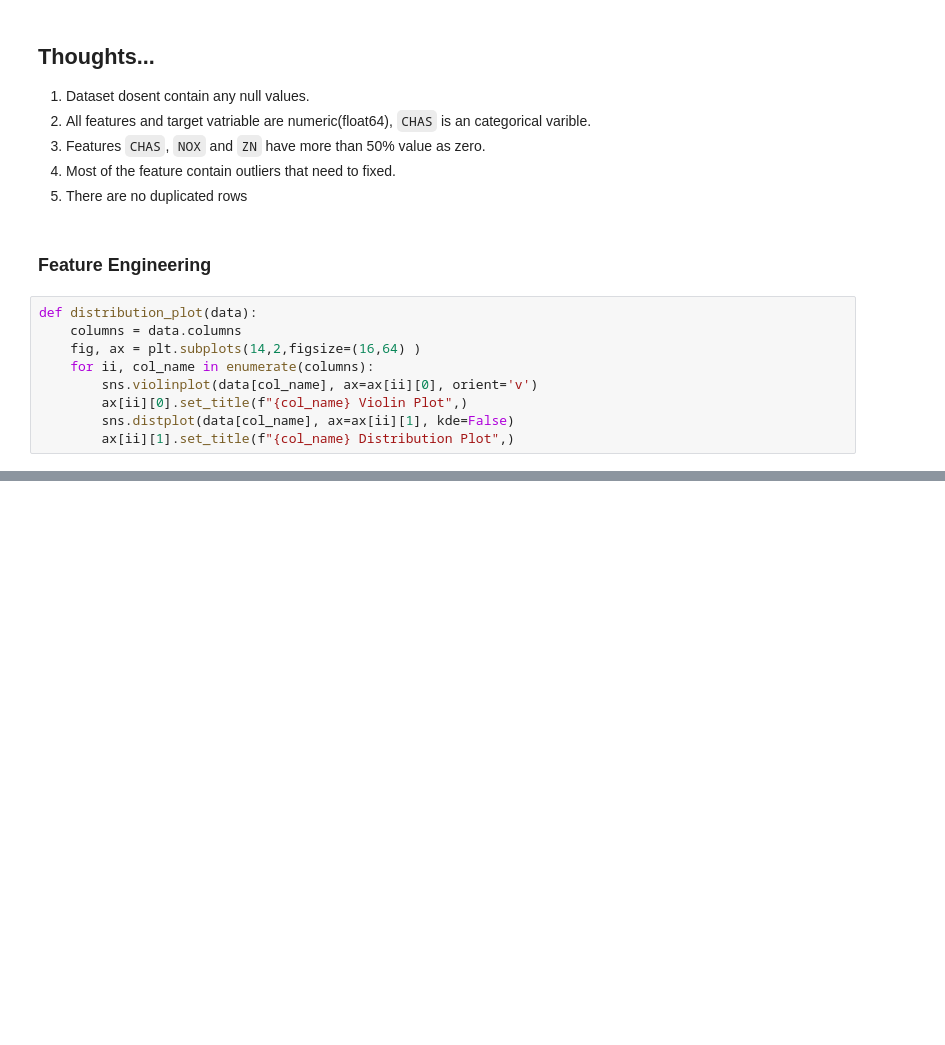
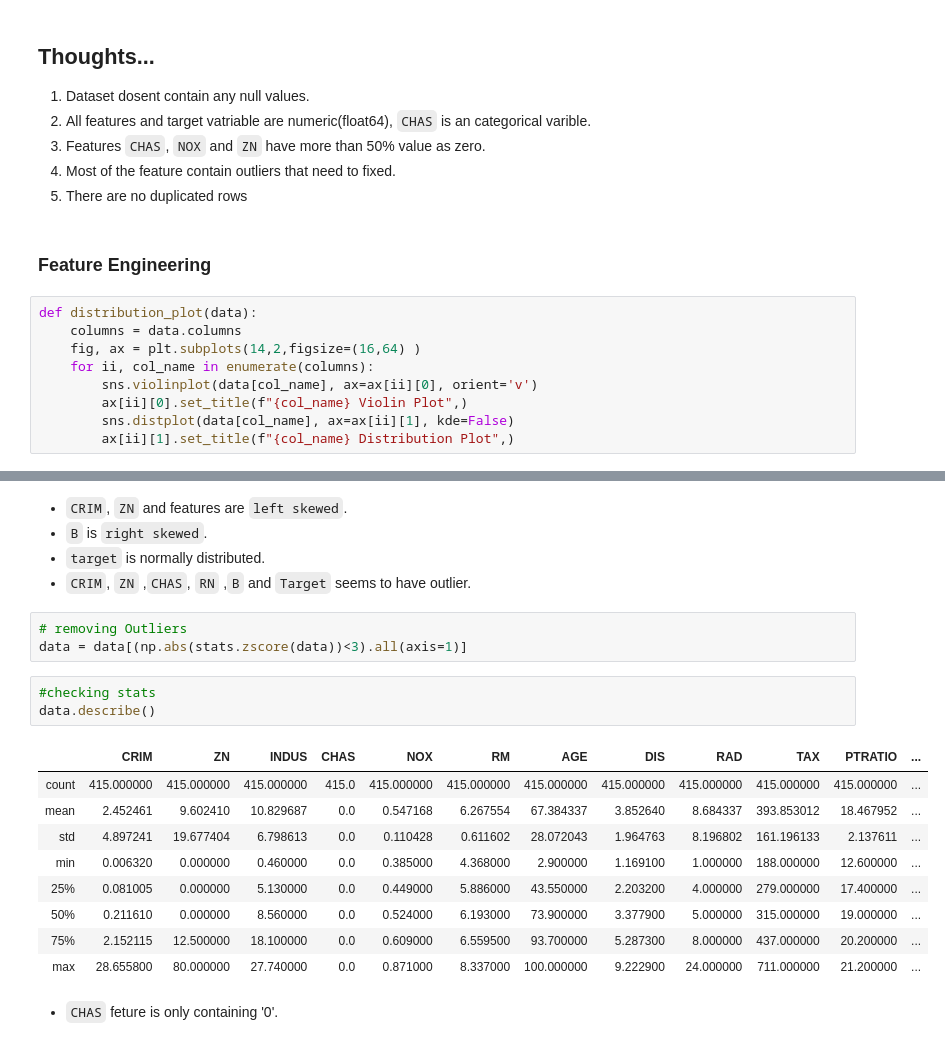
Before and after one commit to soni-ratnesh/Boston-House-Price-Prediction, a Jupyter notebook: Boston House Price Prediction.ipynb, the cells around one changed output, grey strips where cells are left out. Cells and saved outputs as stored; diff of their text form; blank space fills up the shorter version.

Commit message:
Remove outliers

```diff
--- a/Boston House Price Prediction.ipynb
+++ b/Boston House Price Prediction.ipynb
@@ -156,0 +160,23 @@ distribution_plot(data)
+# %% [markdown]
+* `CRIM`, `ZN` and features are `left skewed`.
+* `B` is `right skewed`.
+* `target` is normally distributed.
+* `CRIM`, `ZN` ,`CHAS`, `RN` ,`B` and `Target` seems to have outlier.
+# %%
+# removing Outliers
+data = data[(np.abs(stats.zscore(data))<3).all(axis=1)]
+# %%
+#checking stats
+data.describe()
+# %% [output]
+|  | CRIM | ZN | INDUS | CHAS | NOX | RM | AGE | DIS | RAD | TAX | PTRATIO | ... |
+| count | 415.000000 | 415.000000 | 415.000000 | 415.0 | 415.000000 | 415.000000 | 415.000000 | 415.000000 | 415.000000 | 415.000000 | 415.000000 | ... |
+| mean | 2.452461 | 9.602410 | 10.829687 | 0.0 | 0.547168 | 6.267554 | 67.384337 | 3.852640 | 8.684337 | 393.853012 | 18.467952 | ... |
+| std | 4.897241 | 19.677404 | 6.798613 | 0.0 | 0.110428 | 0.611602 | 28.072043 | 1.964763 | 8.196802 | 161.196133 | 2.137611 | ... |
+| min | 0.006320 | 0.000000 | 0.460000 | 0.0 | 0.385000 | 4.368000 | 2.900000 | 1.169100 | 1.000000 | 188.000000 | 12.600000 | ... |
+| 25% | 0.081005 | 0.000000 | 5.130000 | 0.0 | 0.449000 | 5.886000 | 43.550000 | 2.203200 | 4.000000 | 279.000000 | 17.400000 | ... |
+| 50% | 0.211610 | 0.000000 | 8.560000 | 0.0 | 0.524000 | 6.193000 | 73.900000 | 3.377900 | 5.000000 | 315.000000 | 19.000000 | ... |
+| 75% | 2.152115 | 12.500000 | 18.100000 | 0.0 | 0.609000 | 6.559500 | 93.700000 | 5.287300 | 8.000000 | 437.000000 | 20.200000 | ... |
+| max | 28.655800 | 80.000000 | 27.740000 | 0.0 | 0.871000 | 8.337000 | 100.000000 | 9.222900 | 24.000000 | 711.000000 | 21.200000 | ... |
+# %% [markdown]
+* `CHAS` feture is only containing '0'.
```
Also changed, not shown: parts of 2 cells of this notebook.
